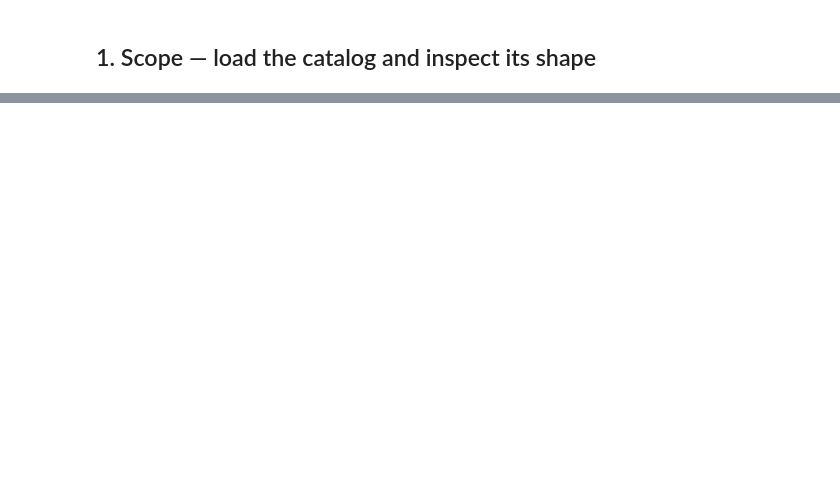
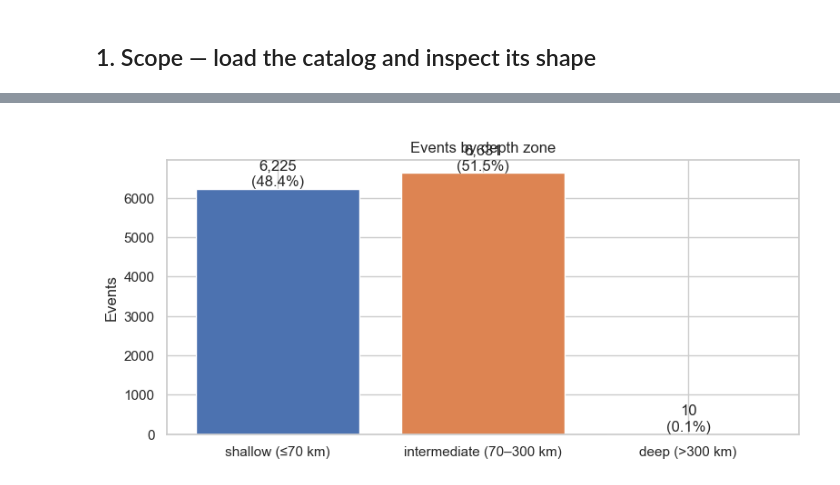
Before and after one commit to UsmanAhmed98/seismic-sequence-mining, a Jupyter notebook: notebooks/01_eda.ipynb, the cells around one changed output, grey strips where cells are left out. Drawn from its saved outputs; the diff is of its cells as text; code cells hidden in the pictures; blank space fills up the shorter version.

```diff
--- a/notebooks/01_eda.ipynb
+++ b/notebooks/01_eda.ipynb
@@ -137,22 +75,0 @@ bimodal depth distribution.
-# %%
-fig, axes = plt.subplots(1, 2, figsize=(12, 4))
-
-axes[0].hist(df["depth"], bins=np.arange(0, 410, 10), color="seagreen", edgecolor="white")
-axes[0].axvline(70,  color="black", ls=":")
-axes[0].axvline(300, color="black", ls=":")
-axes[0].set(xlabel="Depth (km)", ylabel="Events", title="Depth histogram")
-axes[0].text(35,  axes[0].get_ylim()[1] * 0.92, "shallow",       ha="center")
-axes[0].text(180, axes[0].get_ylim()[1] * 0.92, "intermediate",  ha="center")
-axes[0].text(355, axes[0].get_ylim()[1] * 0.92, "deep",          ha="center")
-
-zones = pd.cut(df["depth"], bins=[-1, 70, 300, 800],
-               labels=["shallow (≤70 km)", "intermediate (70–300 km)", "deep (>300 km)"])
-zone_counts = zones.value_counts().sort_index()
-axes[1].bar(zone_counts.index.astype(str), zone_counts.values, color=["#4c72b0", "#dd8452", "#55a868"])
-axes[1].set(ylabel="Events", title="Events by depth zone")
-for i, v in enumerate(zone_counts.values):
-    axes[1].text(i, v, f"\n{v:,}\n({100*v/len(df):.1f}%)", ha="center", va="bottom")
-
-plt.tight_layout()
-plt.savefig(FIG_DIR / "01_depth.png", dpi=120, bbox_inches="tight")
-plt.show()
@@ -335,0 +221,12 @@ catalog.
+# %%
+fig, ax = plt.subplots(figsize=(8, 4))
+ax.bar(zone_counts.index.astype(str), zone_counts.values,
+       color=["#4c72b0", "#dd8452", "#55a868"])
+ax.set(ylabel="Events", title="Events by depth zone")
+for i, n in enumerate(zone_counts.values):
+    ax.text(i, n, f"\n{n:,}\n({100 * n / len(catalog):.1f}%)", ha="center", va="bottom")
+plt.tight_layout()
+plt.savefig(FIG_DIR / "01_depth_zones.png", dpi=120, bbox_inches="tight")
+plt.show()
+# %% [output]
+[figure, added]
```
Also changed, not shown: parts of 57 cells of this notebook, 1 other file.
